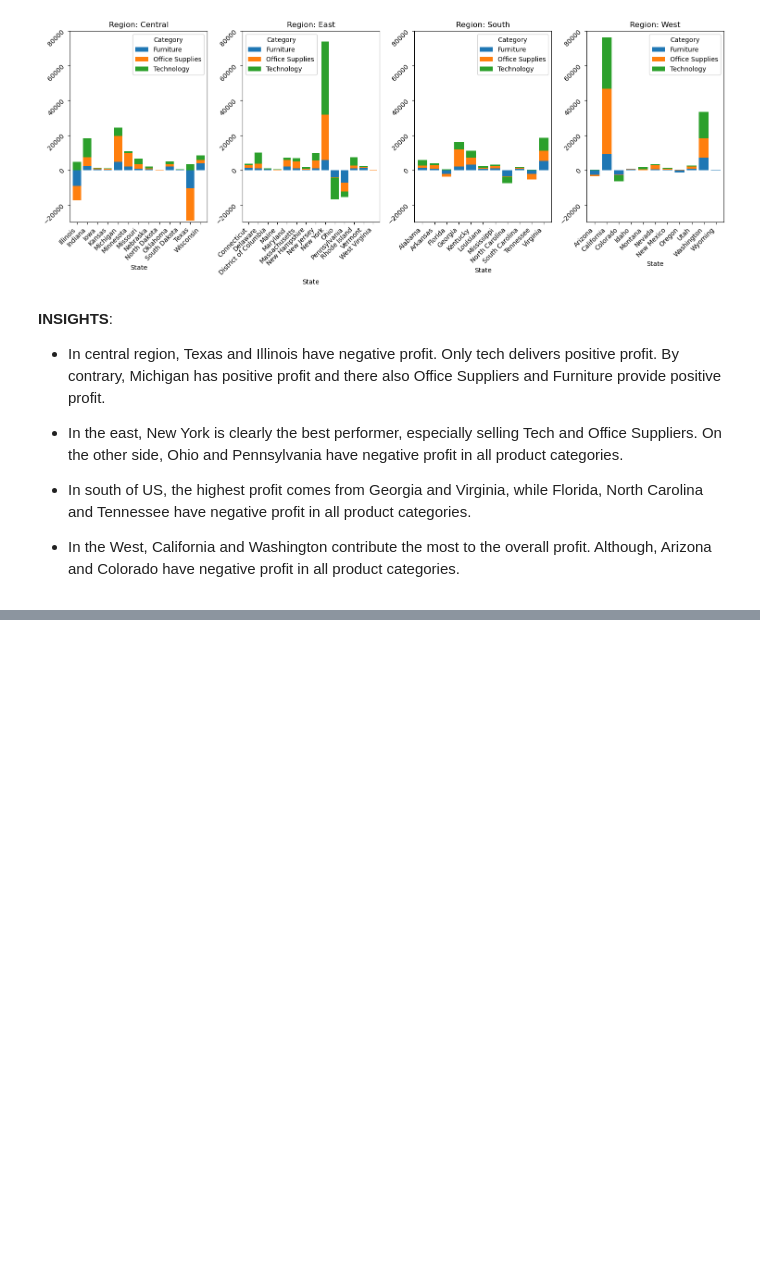
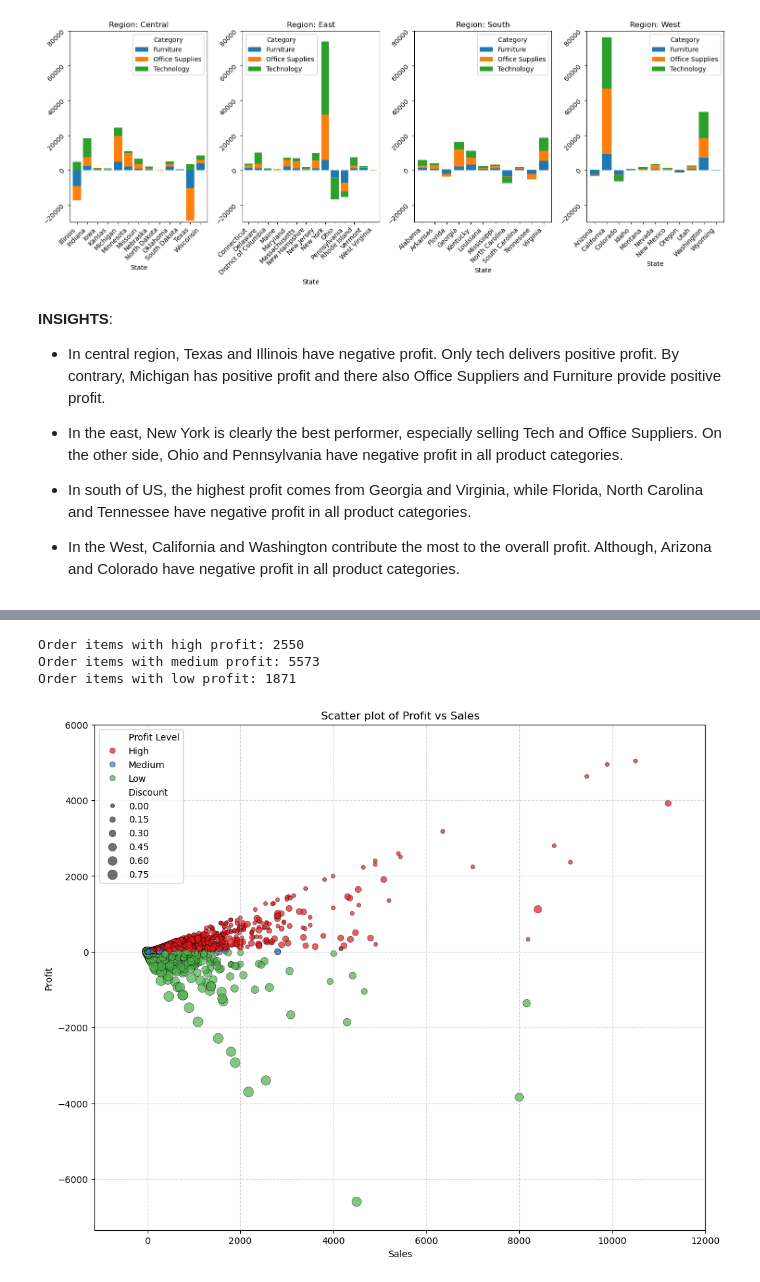
Before and after one commit to Kristinawk/final_project_ETL_Analytics, a Jupyter notebook: notebooks/02_preliminary_eda.ipynb, the cells around one changed output, grey strips where cells are left out. Cells and saved outputs as stored; diff of their text form; code cells hidden in the pictures; blank space fills up the shorter version.

```diff
--- a/notebooks/02_preliminary_eda.ipynb
+++ b/notebooks/02_preliminary_eda.ipynb
@@ -771,0 +947,11 @@ plt.show()
+# %%
+def levels(x):
+    if x < 0:
+        return 'Low'
+    elif 0 <= x <= 28.66:
+        return 'Medium'
+    else:
+        return 'High'
+# %%
+df['Profit Level'] = df['Profit'].apply(lambda row: levels(row))
+df.head()
@@ -771,0 +965,32 @@ plt.show()
+# %%
+df_high = df[df['Profit Level'] == 'High']
+df_medium = df[df['Profit Level'] == 'Medium']
+df_low = df[df['Profit Level'] == 'Low']
+
+print(f'Order items with high profit: {len(df_high)}')
+print(f'Order items with medium profit: {len(df_medium)}')
+print(f'Order items with low profit: {len(df_low)}')
+
+#df_high = df_high.drop('Profit Level', axis=1)
+
+#df_high
+# %% [output]
+Order items with high profit: 2550
+Order items with medium profit: 5573
+Order items with low profit: 1871
+# %%
+# Scatter plot - Profit vs Sales by Profit Level:
+
+plt.figure(figsize=(12, 10))
+sns.scatterplot(data=df, y='Profit', x='Sales', hue='Profit Level', palette='Set1', size='Discount',
+               sizes=(20, 120), edgecolor='black', linewidth=0.4, alpha=0.7)
+
+plt.title('Scatter plot of Profit vs Sales')
+plt.xlabel('Sales')
+plt.ylabel('Profit')
+plt.ylim(ymax=6000)
+plt.xlim(xmax=12000)
+
+plt.grid(True, linestyle='--', alpha=0.5)
+# %% [output]
+[figure, added]
```
Also changed, not shown: parts of 37 cells of this notebook.
